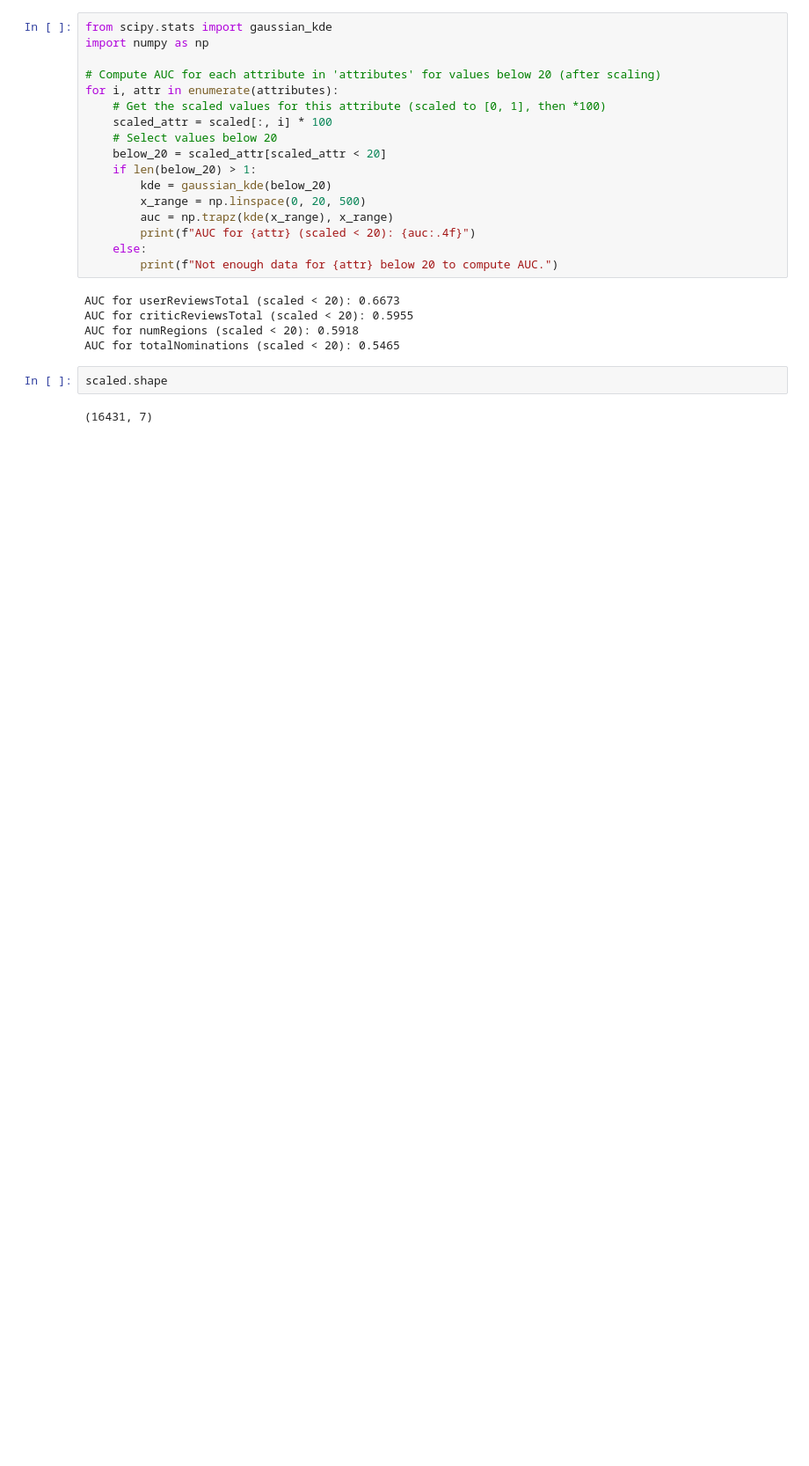
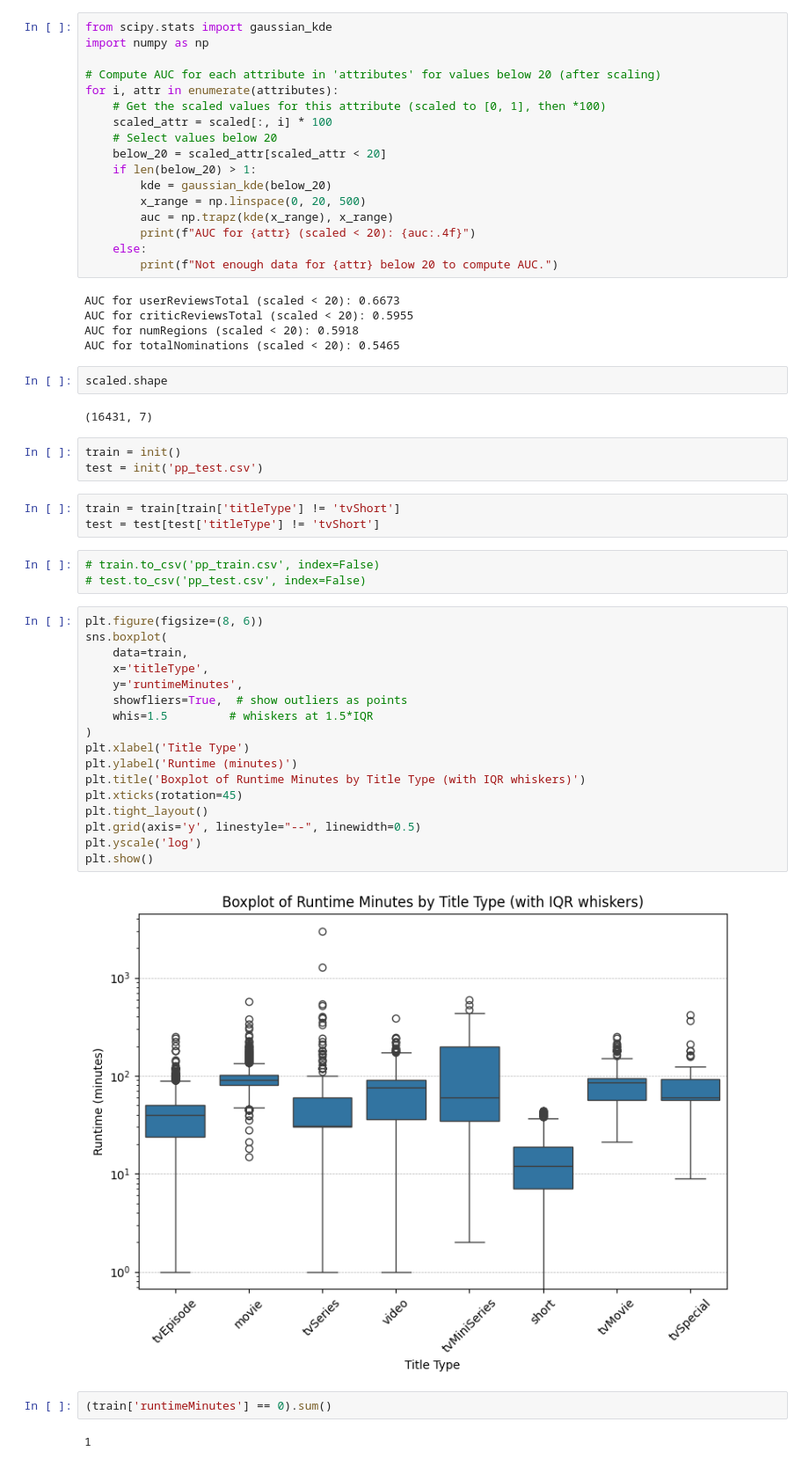
Before and after one commit to ChefBB/data_mining_1, a Jupyter notebook: code/notebook_bruno_report explorations.ipynb, the cells around one changed output. Shown: that part at 88% size. Saved outputs shown, nothing was run; the diff lists cells and outputs as text; blank space fills up the shorter version.

```diff
--- a/code/notebook_bruno_report explorations.ipynb
+++ b/code/notebook_bruno_report explorations.ipynb
@@ -341,3 +341,35 @@ AUC for totalNominations (scaled < 20): 0.5465
 scaled.shape
 # %% [output]
 (16431, 7)
+# %%
+train = init()
+test = init('pp_test.csv')
+# %%
+train = train[train['titleType'] != 'tvShort']
+test = test[test['titleType'] != 'tvShort']
+# %%
+# train.to_csv('pp_train.csv', index=False)
+# test.to_csv('pp_test.csv', index=False)
+# %%
+plt.figure(figsize=(8, 6))
+sns.boxplot(
+    data=train,
+    x='titleType',
+    y='runtimeMinutes',
+    showfliers=True,  # show outliers as points
+    whis=1.5         # whiskers at 1.5*IQR
+)
+plt.xlabel('Title Type')
+plt.ylabel('Runtime (minutes)')
+plt.title('Boxplot of Runtime Minutes by Title Type (with IQR whiskers)')
+plt.xticks(rotation=45)
+plt.tight_layout()
+plt.grid(axis='y', linestyle="--", linewidth=0.5)
+plt.yscale('log')
+plt.show()
+# %% [output]
+[figure, added]
+# %%
+(train['runtimeMinutes'] == 0).sum()
+# %% [output]
+1
```
Also changed, not shown: parts of 2 cells of this notebook, 11 other files.
